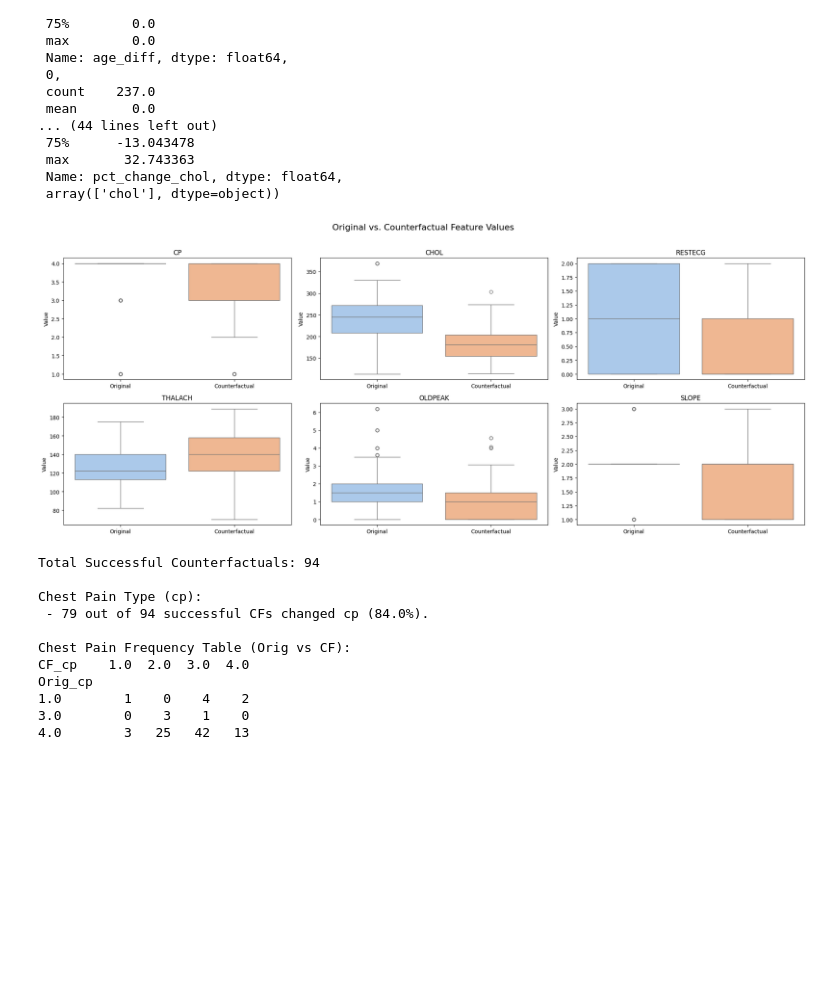
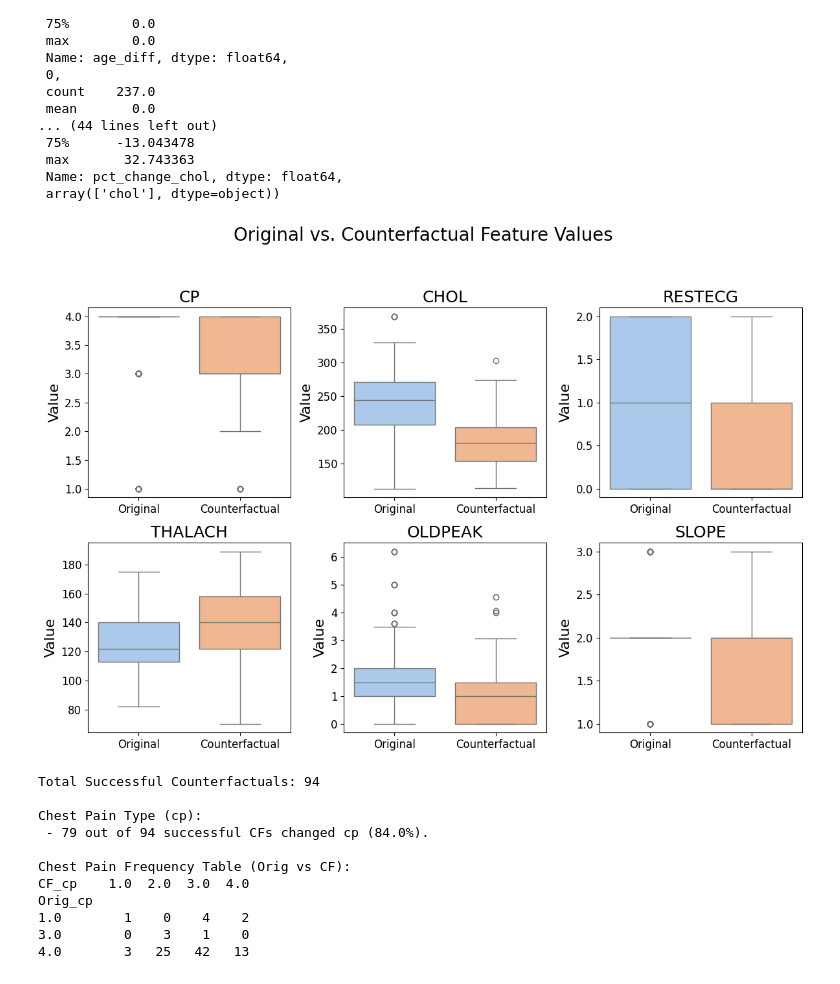
Before and after one commit to PMK1991/cvd_counterfactual_pipeline, a Jupyter notebook: nb_cvd_exp_eda_results.ipynb, the cells around one changed output. Saved outputs shown, nothing was run; the diff lists cells and outputs as text; code cells hidden in the pictures; blank space fills up the shorter version.

```diff
--- a/nb_cvd_exp_eda_results.ipynb
+++ b/nb_cvd_exp_eda_results.ipynb
@@ -166,40 +166,42 @@ for feature in features:
     }))
 
 df_long = pd.concat(data_list, ignore_index=True)
 
 # Create subplots: one boxplot per feature.
 n_features = len(features)
 n_cols = 3  # number of columns in the grid
 n_rows = (n_features + n_cols - 1) // n_cols
 
-fig, axes = plt.subplots(n_rows, n_cols, figsize=(20, 8), sharey=False)
+fig, axes = plt.subplots(n_rows, n_cols, figsize=(12, 8), sharey=False) # Changed figsize from (20, 8) to (12, 8)
 axes = axes.flatten()
 
 for i, feature in enumerate(features):
     ax = axes[i]
     sns.boxplot(
         x="Type",
         y="Value",
         hue="Type",  # Assign `Type` to `hue`
         data=df_long[df_long["Feature"] == feature],
         ax=ax,
         palette="pastel",  # Changed to pastel blue colors
         dodge=False,  # Prevents splitting by hue
         legend=False  # Suppress legend
     )
-    ax.set_title(f"{feature.upper()}")
-    ax.set_xlabel("")
-    ax.set_ylabel("Value")
+    ax.set_title(f"{feature.upper()}", fontsize=18) # Increased font size
+    ax.set_xlabel("", fontsize=14) # Increased font size (though label is empty)
+    ax.set_ylabel("Value", fontsize=16) # Increased font size
+    ax.tick_params(axis='both', which='major', labelsize=12) # Increased tick label size
 
 # If there are any empty subplots, hide them
 for j in range(i + 1, len(axes)):
     axes[j].axis("off")
 
-plt.suptitle("Original vs. Counterfactual Feature Values", fontsize=16, y=1.02)
-plt.tight_layout()
+plt.suptitle("Original vs. Counterfactual Feature Values", fontsize=20, y=1.03) # Increased font size and adjusted y
+plt.tight_layout(rect=[0, 0, 1, 0.98]) # Adjust layout to prevent suptitle overlap
+plt.savefig('original_vs_counterfactual_features.png', dpi=600) # Added dpi for higher resolution
 plt.show()
 # %% [output]
-[figure, old version]
+[figure, new version]
 # %%
 import pandas as pd
 import numpy as np
```
Also changed, not shown: parts of 1 cell of this notebook, 7 other files.
